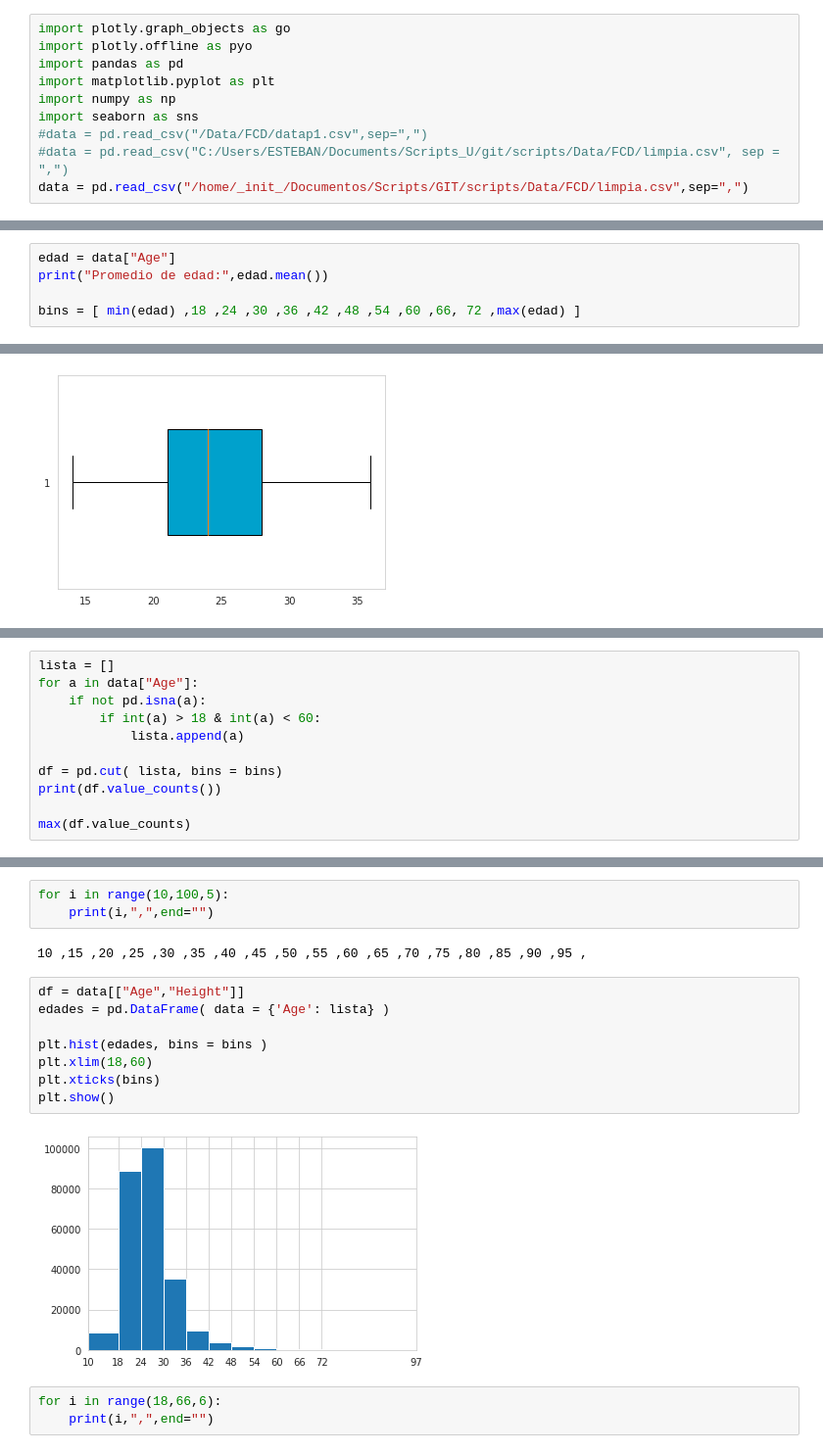
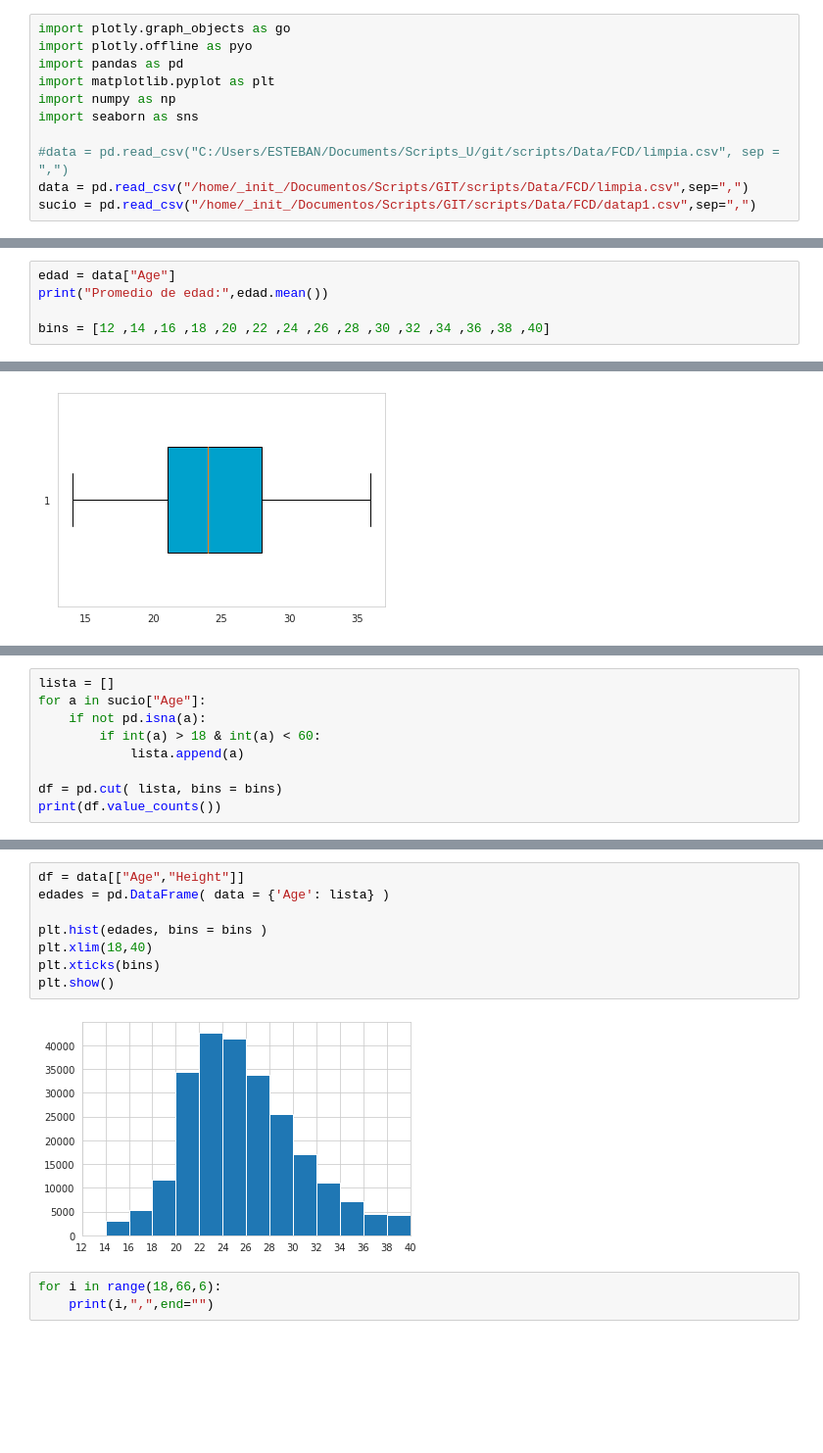
Before and after one commit to stbs22/scripts, a Jupyter notebook: Python/plot.ipynb, the cells around one changed output, grey strips where cells are left out. Shown at 98% size. Cells and saved outputs as stored; diff of their text form; blank space fills up the shorter version.

Commit message:
Python/output.png Python/plot.ipynb

```diff
--- a/Python/plot.ipynb
+++ b/Python/plot.ipynb
@@ -5,8 +5,9 @@ import pandas as pd
 import matplotlib.pyplot as plt
 import numpy as np
 import seaborn as sns
-#data = pd.read_csv("/Data/FCD/datap1.csv",sep=",")
+
 #data = pd.read_csv("C:/Users/ESTEBAN/Documents/Scripts_U/git/scripts/Data/FCD/limpia.csv", sep = ",")
 data = pd.read_csv("/home/_init_/Documentos/Scripts/GIT/scripts/Data/FCD/limpia.csv",sep=",")
+sucio = pd.read_csv("/home/_init_/Documentos/Scripts/GIT/scripts/Data/FCD/datap1.csv",sep=",")
 # %%
 ##Limpieza
@@ -29,7 +38,7 @@ data = remove_outlier(data,'Age')
 edad = data["Age"]
 print("Promedio de edad:",edad.mean())
 
-bins = [ min(edad) ,18 ,24 ,30 ,36 ,42 ,48 ,54 ,60 ,66, 72 ,max(edad) ]
+bins = [12 ,14 ,16 ,18 ,20 ,22 ,24 ,26 ,28 ,30 ,32 ,34 ,36 ,38 ,40]
 # %% [output]
 Promedio de edad: 24.623435163203197
 # %%
@@ -98,12 +110,10 @@ fig.savefig("output.png")
 # %%
 lista = []
-for a in data["Age"]:
+for a in sucio["Age"]:
     if not pd.isna(a):
         if int(a) > 18 & int(a) < 60:
             lista.append(a)
 
 df = pd.cut( lista, bins = bins)
 print(df.value_counts())
-
-max(df.value_counts)
 # %% [output]
@@ -121,19 +134,14 @@ max(df.value_counts)
 dtype: int64
-# %%
-for i in range(10,100,5):
-    print(i,",",end="")
-# %% [output]
-10 ,15 ,20 ,25 ,30 ,35 ,40 ,45 ,50 ,55 ,60 ,65 ,70 ,75 ,80 ,85 ,90 ,95 ,
 # %%
 df = data[["Age","Height"]]
 edades = pd.DataFrame( data = {'Age': lista} )
 
 plt.hist(edades, bins = bins )
-plt.xlim(18,60)
+plt.xlim(18,40)
 plt.xticks(bins)
 plt.show()
 # %% [output]
-[figure, old version]
+[figure, new version]
 # %%
 for i in range(18,66,6):
     print(i,",",end="")
```
Also changed, not shown: parts of 6 cells of this notebook, 1 other file.
